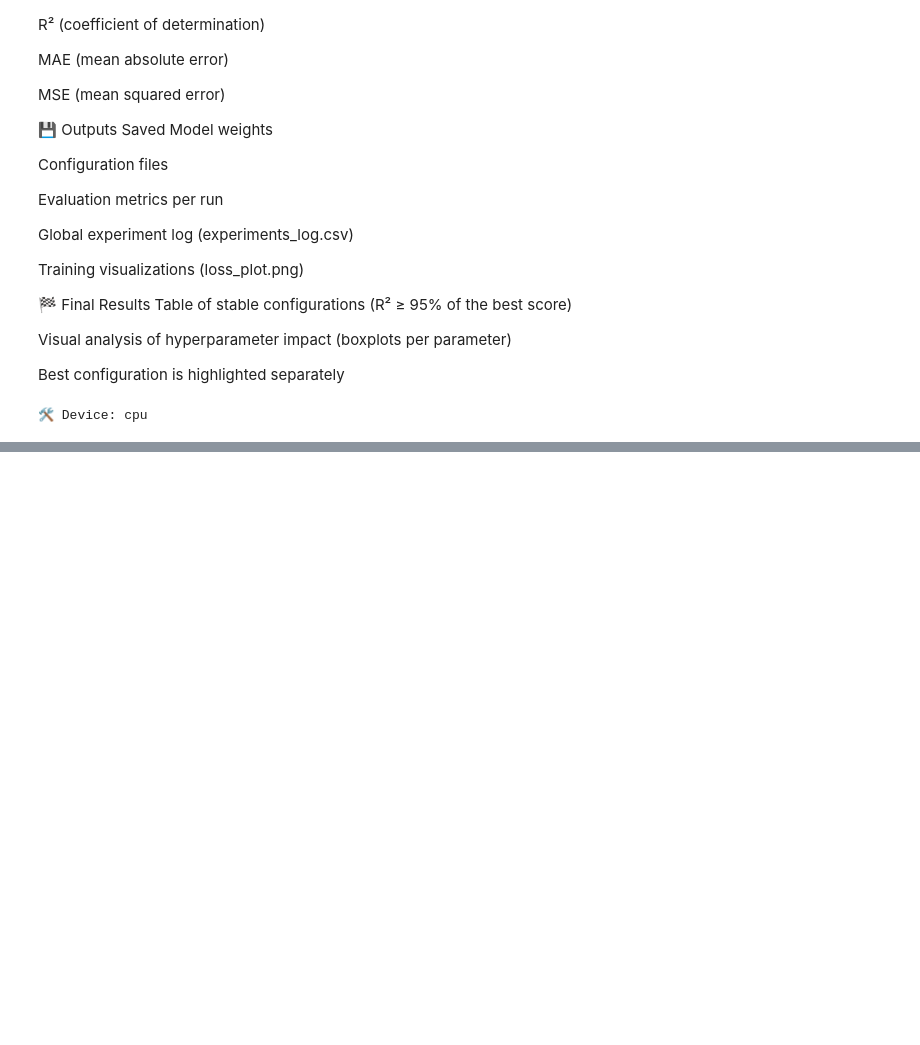
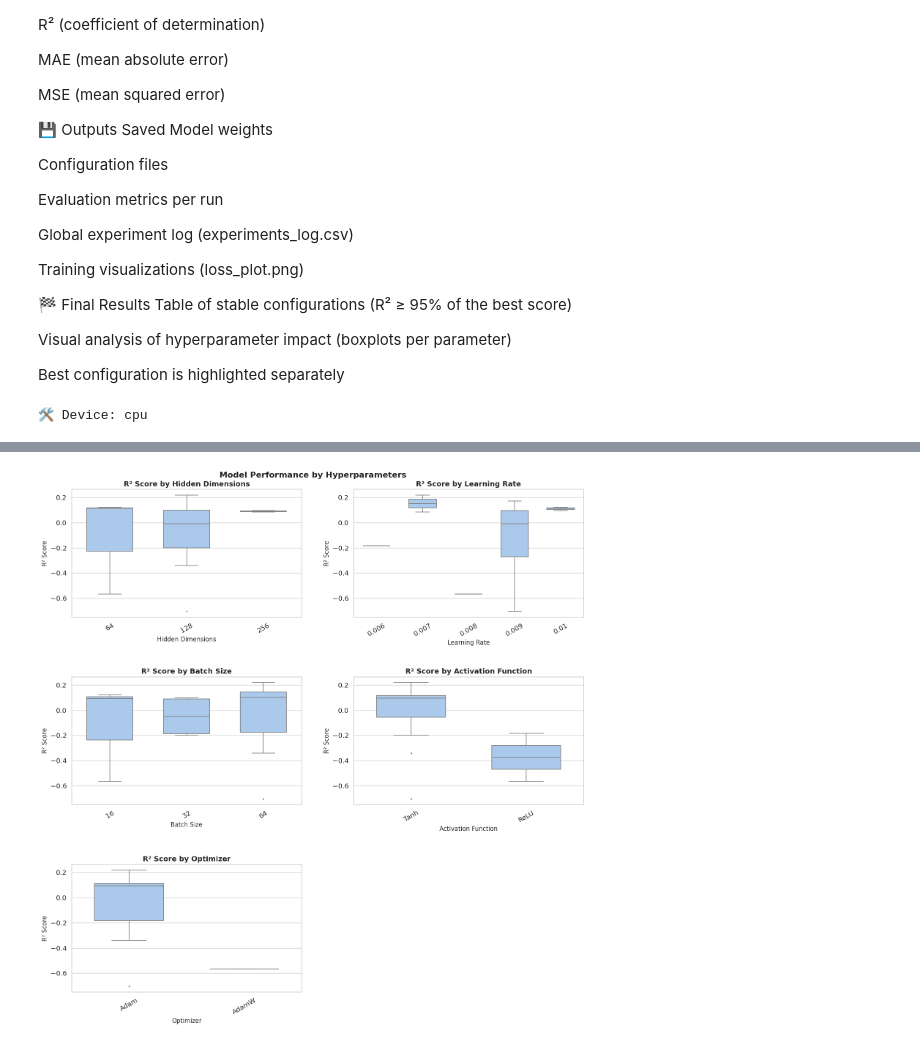
Before and after one commit to fzakharov129/wind_fluctuation_prediction_2025, a Jupyter notebook: notebooks/07_tune_mlp_random_search.ipynb, the cells around one changed output, grey strips where cells are left out. Cells and saved outputs as stored; diff of their text form; code cells hidden in the pictures; blank space fills up the shorter version.

```diff
--- a/notebooks/07_tune_mlp_random_search.ipynb
+++ b/notebooks/07_tune_mlp_random_search.ipynb
@@ -511,0 +428,75 @@ MSE          : 0.006078
+# %%
+# 📁 src/tuning/visualize_search_results.py
+# ➞ Heatmap visualization of R² scores across hidden_dim and learning rate combinations
+
+# 📅 Load experiments log
+log_path = "experiments/experiments_log.csv"
+df_log = pd.read_csv(LOG_CSV_PATH)
+
+# Современный стиль
+sns.set(style="whitegrid", palette="pastel", font_scale=1.2)
+
+# Создаём 3×2 подграфика
+fig, axes = plt.subplots(3, 2, figsize=(16, 16))
+axes = axes.flatten()
+
+# Список параметров и названий
+plot_params = [
+    ("hidden_dim", "Hidden Dimensions"),
+    ("lr", "Learning Rate"),
+    ("batch_size", "Batch Size"),
+    ("activation_fn", "Activation Function"),
+    ("optimizer_name", "Optimizer")
+]
+
+# Строим графики
+for i, (param, label) in enumerate(plot_params):
+    ax = axes[i]
+    sns.boxplot(x=param, y="R2", data=df_log, ax=ax, width=0.6, fliersize=2, linewidth=1.2)
+    ax.set_title(f"R² Score by {label}", fontsize=14, fontweight='bold')
+    ax.set_xlabel(label, fontsize=12)
+    ax.set_ylabel("R² Score", fontsize=12)
+    ax.xaxis.set_tick_params(rotation=30)
+
+# Удаляем последний пустой subplot, если графиков меньше
+if len(axes) > len(plot_params):
+    fig.delaxes(axes[-1])
+
+plt.tight_layout(pad=3)
+plt.subplots_adjust(top=0.95)
+fig.suptitle("Model Performance by Hyperparameters", fontsize=16, fontweight='bold')
+
+plt.show()
+
+# Выводим лучшую конфигурацию
+best_row = df_log.loc[df_log["R2"].idxmax()]
+print("\nBest Configuration:")
+print(f"Run ID        : {best_row['run_id']}")
+print(f"Hidden Dim    : {int(best_row['hidden_dim'])}")
+print(f"Learning Rate : {best_row['lr']:.5f}")
+print(f"Batch Size    : {int(best_row['batch_size'])}")
+print(f"Activation Fn : {best_row['activation_fn']}")
+print(f"Optimizer     : {best_row['optimizer_name']}")
+print(f"R² Score      : {best_row['R2']:.4f}")
+print(f"MAE           : {best_row['MAE']:.4f}")
+print(f"MSE           : {best_row['MSE']:.6f}")
+
+# ------------------------------
+# 📊 Зона стабильных параметров по R²
+# ------------------------------
+
+# 1. Максимальное значение R²
+r2_max = df_log["R2"].max()
+
+# 2. Порог: 95% от максимума
+threshold = r2_max * 0.95
+print(f"\n R² threshold (95% of max): {threshold:.4f}")
+
+# 3. Отбираем устойчиво хорошие параметры
+stable_zone = df_log[df_log["R2"] >= threshold]
+print(f"🔍 Found {len(stable_zone)} stable candidates:\n")
+
+# 4. Выводим таблицу устойчивых параметров
+print(stable_zone.sort_values("R2", ascending=False)[["hidden_dim", "lr", "batch_size", "activation_fn", "optimizer_name", "R2", "MAE", "MSE"]])
+# %% [output]
+[figure, added]
```
Also changed, not shown: parts of 5 cells of this notebook.
